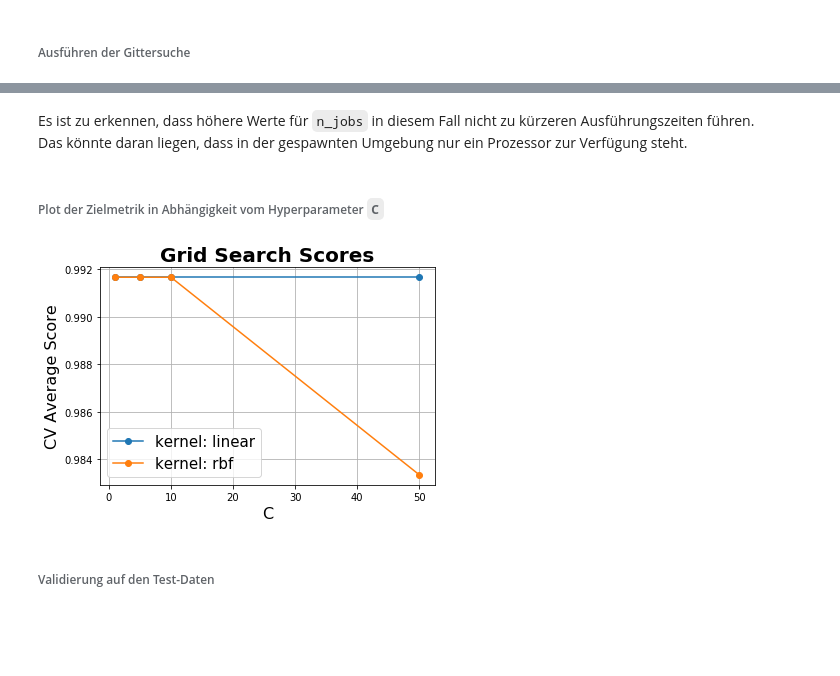
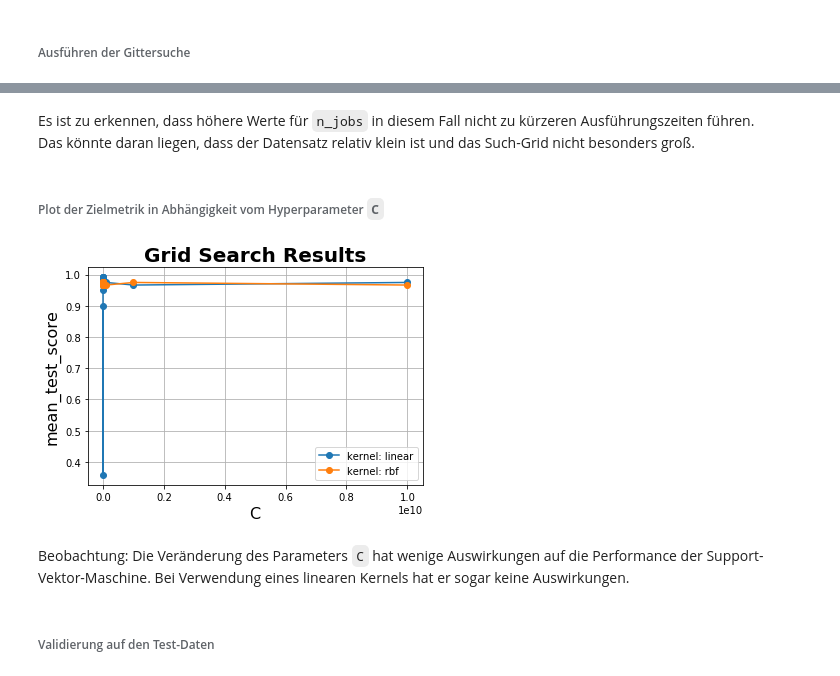
Before and after one commit to tecoKIT/smart-data-analytics, a Jupyter notebook: Uebung2/Exercise3.ipynb, the cells around one changed output, grey strips where cells are left out. Drawn from its saved outputs; the diff is of its cells as text; code cells hidden in the pictures; blank space fills up the shorter version.

```diff
--- a/Uebung2/Exercise3.ipynb
+++ b/Uebung2/Exercise3.ipynb
@@ -104,13 +105,15 @@ def plot_times(times):
 # %% [markdown]
 Zum Schluss definieren wir noch eine Funktion zum Plotten der Zielmetrik in Abhängigkeit von einem (bzw. zwei) ausgewählten Hyperparametern.
 # %%
-def plot_grid_search(cv_results, grid_param_1, grid_param_2, name_param_1, name_param_2):
+def plot_grid_search(cv_results, grid, name_param_1, name_param_2, name_test_score='mean_test_score'):
     """ Plots the mean test score from the information of `GridSearchCV.cv_results_` for two given grid parameters.
 
-    Source: https://stackoverflow.com/a/43645640/6853900"""
+    Adaption of: https://stackoverflow.com/a/43645640/6853900"""
+    grid_param_1 = grid[name_param_1]
+    grid_param_2 = grid[name_param_2]
 
     # Get Test Scores Mean for each grid search
-    scores_mean = cv_results['mean_test_score']
+    scores_mean = cv_results[name_test_score]
     scores_mean = np.array(scores_mean).reshape(len(grid_param_2),len(grid_param_1))
 
     # Plot Grid search scores
@@ -120,11 +123,11 @@ def plot_grid_search(cv_results, grid_param_1, grid_param_2, name_param_1, name_
     for idx, val in enumerate(grid_param_2):
         ax.plot(grid_param_1, scores_mean[idx,:], '-o', label= name_param_2 + ': ' + str(val))
 
-    # Beautify the Plot (title, labels, legend, grid)
-    ax.set_title("Grid Search Scores", fontsize=20, fontweight='bold')
+    # Beautify the Plot (size, title, labels, legend, grid)
+    ax.set_title("Grid Search Results", fontsize=20, fontweight='bold')
     ax.set_xlabel(name_param_1, fontsize=16)
-    ax.set_ylabel('CV Average Score', fontsize=16)
-    ax.legend(loc="best", fontsize=15)
+    ax.set_ylabel(name_test_score, fontsize=16)
+    ax.legend(loc="best", fontsize=10)
     ax.grid('on')
 # %% [markdown]
 ## Iris Flower Dataset
@@ -156,9 +163,13 @@ Als Optimierungsparameter wurden die Parameter `C` und `kernel` gewählt.
 # %%
 # Hyper-Parameter Space
-grid_iris = {'C':[1,5,10, 50], 'kernel':['linear','rbf']}
+grid_iris = {'C':np.logspace(-2, 10, num=13), 'kernel':['linear','rbf']}
 
 # SVM als Klassifikator
 svc = svm.SVC(random_state=0)
 
-times_iris, search_iris = grid_search_with_cores(svc, grid_iris, X_train, y_train, core_range=range(1,33))
+# Instanciate GridSearchCV
+grid_search_iris = GridSearchCV(svc, grid_iris)
+
+# Execute grid search
+times_iris = grid_search_with_cores(grid_search_iris, X_train, y_train, core_range=range(1,33))
 # %% [markdown]
@@ -190,12 +201,14 @@ plot_times(times_iris)
 # %% [markdown]
 Es ist zu erkennen, dass höhere Werte für `n_jobs` in diesem Fall nicht zu kürzeren Ausführungszeiten führen.
-Das könnte daran liegen, dass in der gespawnten Umgebung nur ein Prozessor zur Verfügung steht.
+Das könnte daran liegen, dass der Datensatz relativ klein ist und das Such-Grid nicht besonders groß.
 # %% [markdown]
 ###### Plot der Zielmetrik in Abhängigkeit vom Hyperparameter `C`
 # %%
-plot_grid_search(search_iris.cv_results_, grid_iris['C'], grid_iris['kernel'], 'C', 'kernel')
+plot_grid_search(grid_search_iris.cv_results_, grid_iris, 'C', 'kernel')
 # %% [output]
-[figure, old version]
+[figure, new version]
+# %% [markdown]
+Beobachtung: Die Veränderung des Parameters `C` hat wenige Auswirkungen auf die Performance der Support-Vektor-Maschine. Bei Verwendung eines linearen Kernels hat er sogar keine Auswirkungen.
 # %% [markdown]
 ###### Validierung auf den Test-Daten
 # %% [markdown]
```
Also changed, not shown: parts of 36 cells of this notebook.
